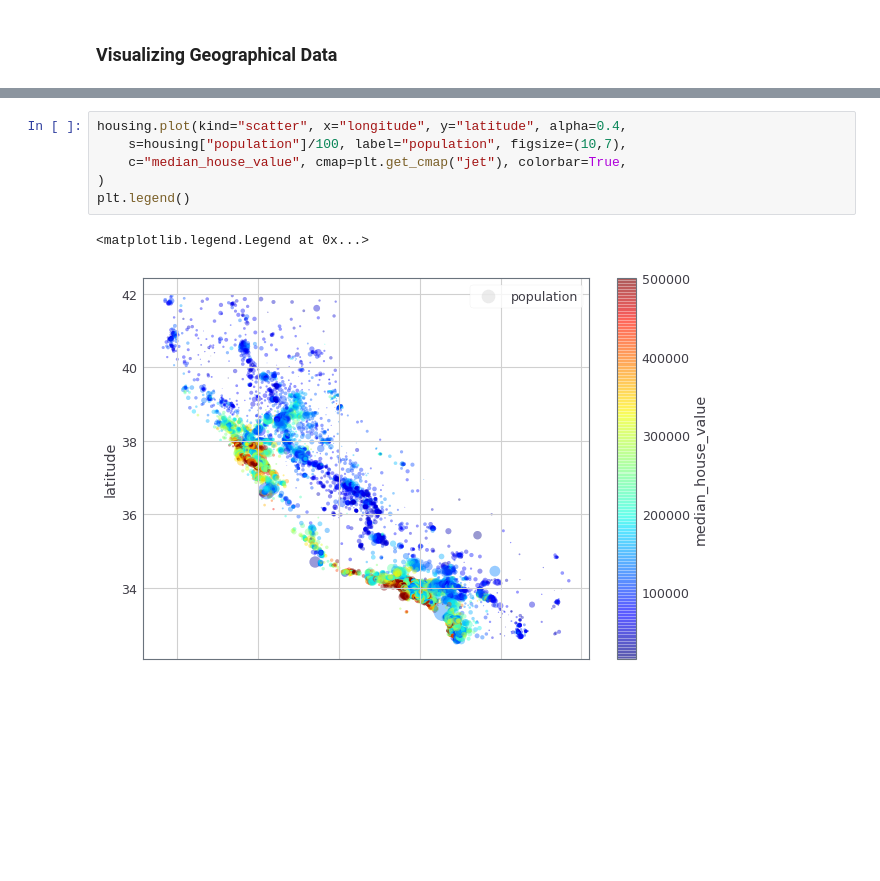
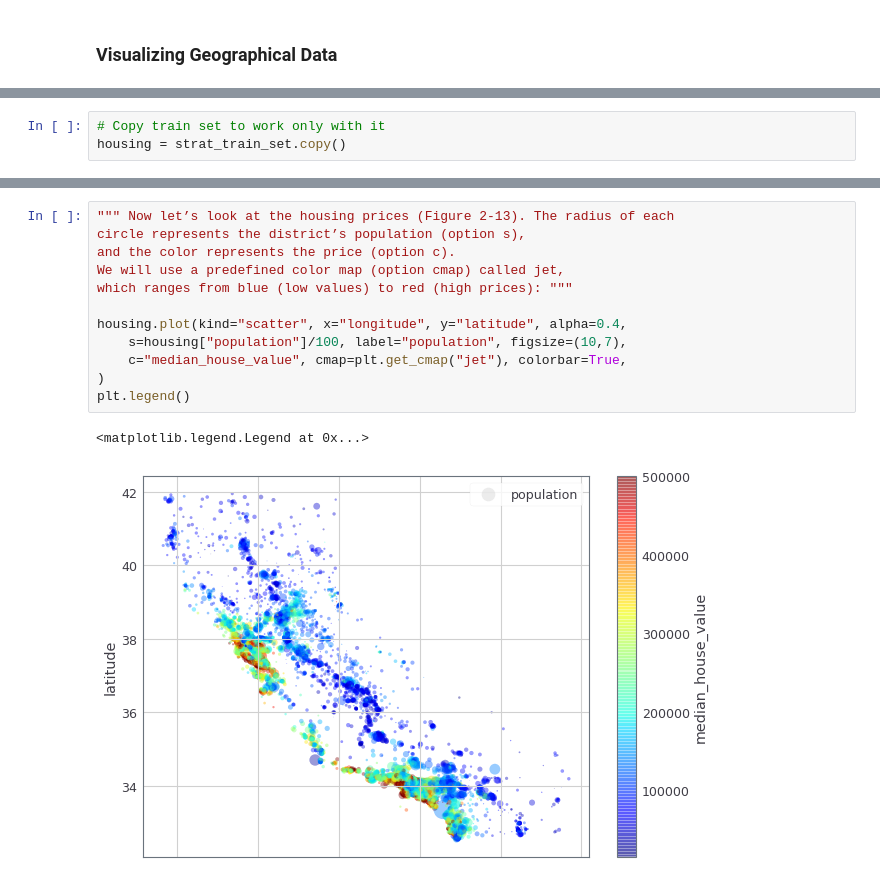
Before and after one commit to mateus-araujo/hands_on-machine_learning-python, a Jupyter notebook: 02_Housing.ipynb, the cells around one changed output, grey strips where cells are left out. Cells and saved outputs as stored; diff of their text form; blank space fills up the shorter version.

```diff
--- a/02_Housing.ipynb
+++ b/02_Housing.ipynb
@@ -211,0 +258,3 @@ housing.plot(kind="scatter", color="blue", x="longitude", y="latitude")
+# %%
+# Copy train set to work only with it
+housing = strat_train_set.copy()
@@ -217,9 +276,15 @@ housing.plot(kind="scatter", color="blue", x="longitude", y="latitude", alpha="0
 # %%
+""" Now let’s look at the housing prices (Figure 2-13). The radius of each
+circle represents the district’s population (option s),
+and the color represents the price (option c).
+We will use a predefined color map (option cmap) called jet,
+which ranges from blue (low values) to red (high prices): """
+
 housing.plot(kind="scatter", x="longitude", y="latitude", alpha=0.4,
     s=housing["population"]/100, label="population", figsize=(10,7),
     c="median_house_value", cmap=plt.get_cmap("jet"), colorbar=True,
 )
 plt.legend()
 # %% [output]
 <matplotlib.legend.Legend at 0x...>
-[figure, old version]
+[figure, new version]
```
Also changed, not shown: parts of 18 cells of this notebook, 1 other file.
